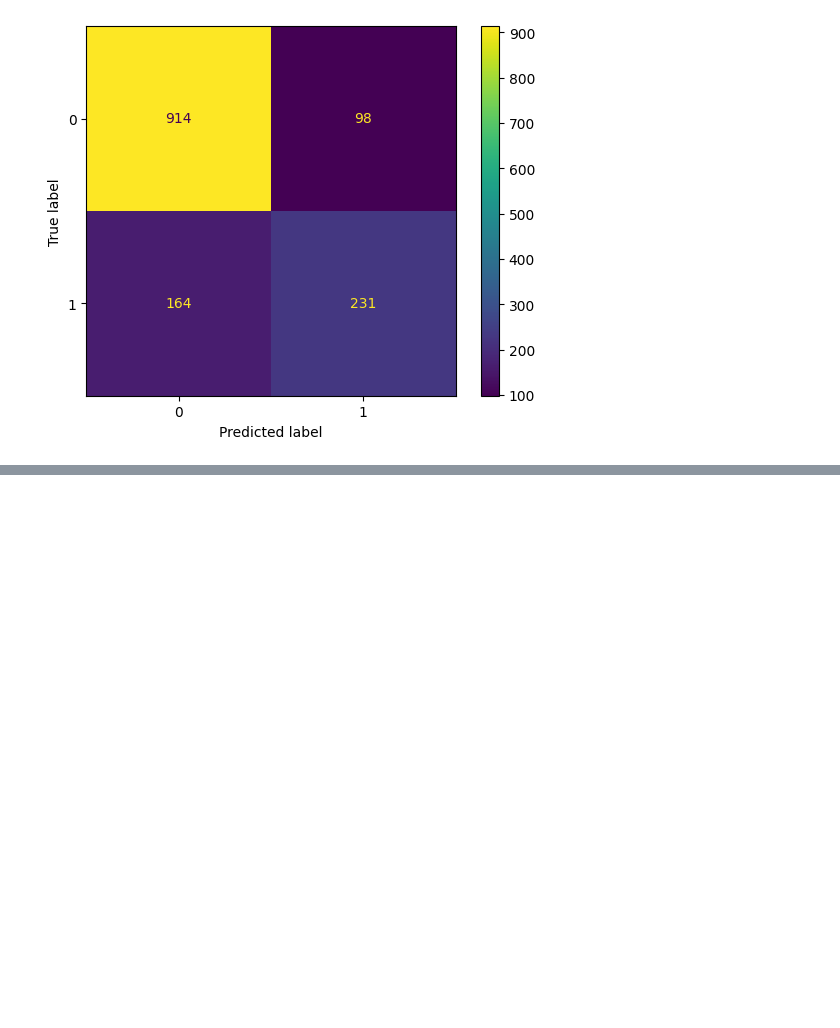
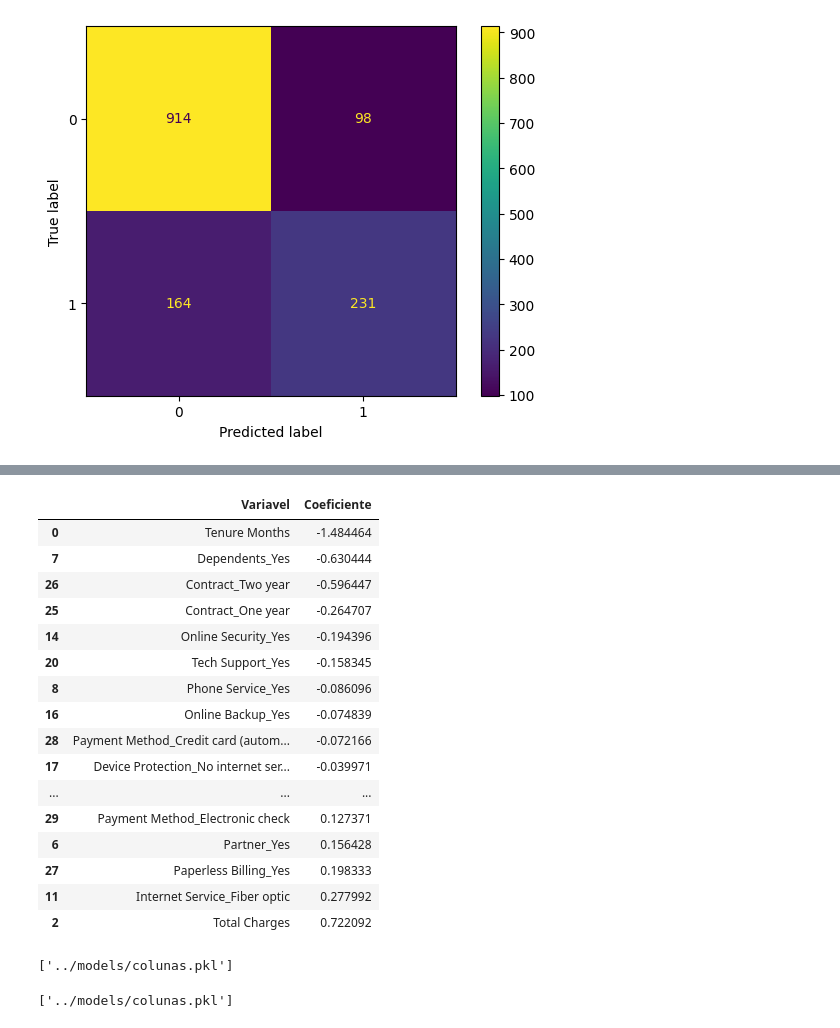
Before and after one commit to ereism1/Churn-analysis, a Jupyter notebook: notebooks/churn_analysis.ipynb, the cells around one changed output, grey strips where cells are left out. Saved outputs shown, nothing was run; the diff lists cells and outputs as text; code cells hidden in the pictures; blank space fills up the shorter version.

```diff
--- a/notebooks/churn_analysis.ipynb
+++ b/notebooks/churn_analysis.ipynb
@@ -587,0 +647,39 @@ resultado.to_csv(
+# %%
+coeficientes.sort_values(
+    by="Coeficiente",
+    ascending=True
+)
+# %% [output]
+|  | Variavel | Coeficiente |
+| 0 | Tenure Months | -1.484464 |
+| 7 | Dependents_Yes | -0.630444 |
+| 26 | Contract_Two year | -0.596447 |
+| 25 | Contract_One year | -0.264707 |
+| 14 | Online Security_Yes | -0.194396 |
+| 20 | Tech Support_Yes | -0.158345 |
+| 8 | Phone Service_Yes | -0.086096 |
+| 16 | Online Backup_Yes | -0.074839 |
+| 28 | Payment Method_Credit card (autom... | -0.072166 |
+| 17 | Device Protection_No internet ser... | -0.039971 |
+| ... | ... | ... |
+| 29 | Payment Method_Electronic check | 0.127371 |
+| 6 | Partner_Yes | 0.156428 |
+| 27 | Paperless Billing_Yes | 0.198333 |
+| 11 | Internet Service_Fiber optic | 0.277992 |
+| 2 | Total Charges | 0.722092 |
+# %%
+import joblib
+
+joblib.dump(
+    X.columns.tolist(),
+    "../models/colunas.pkl"
+)
+# %% [output]
+['../models/colunas.pkl']
+# %%
+joblib.dump(
+    X.columns.tolist(),
+    "../models/colunas.pkl"
+)
+# %% [output]
+['../models/colunas.pkl']
```
Also changed, not shown: parts of 11 cells of this notebook, 6 other files.
